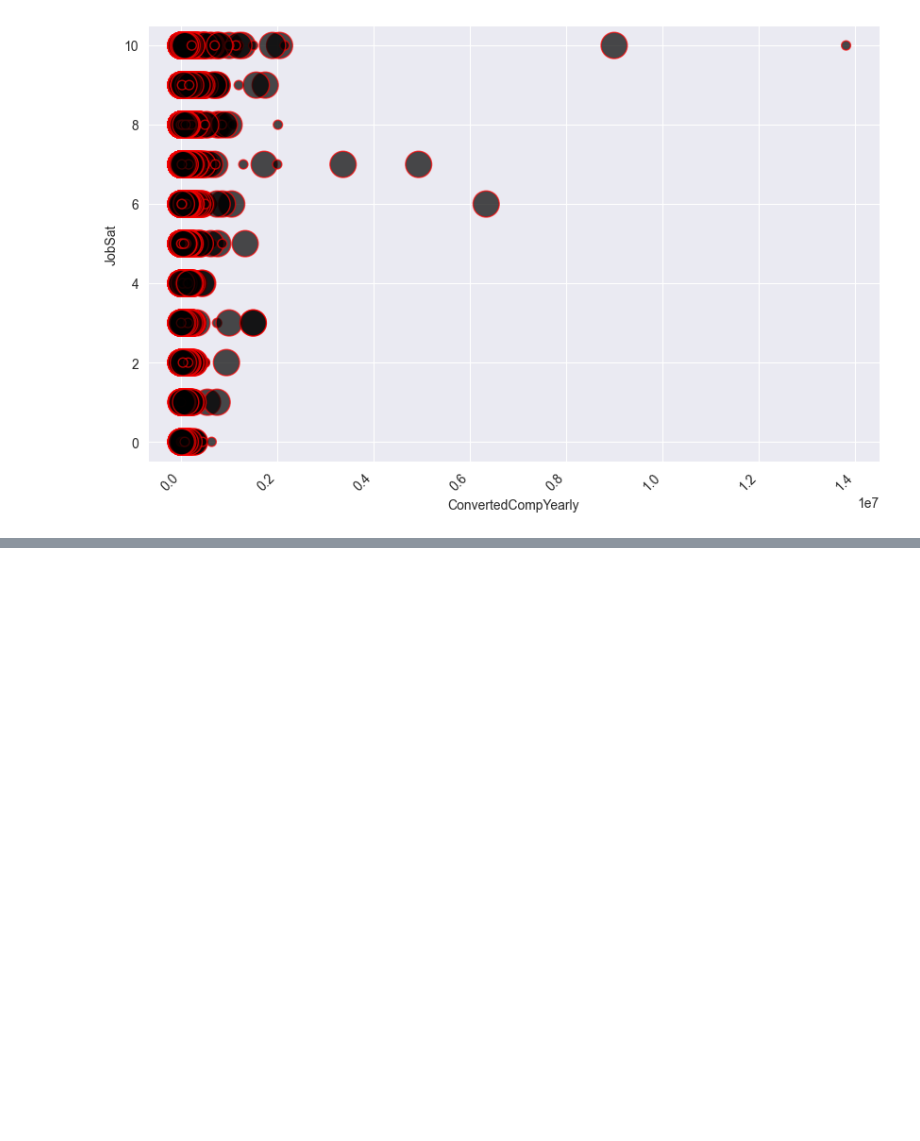
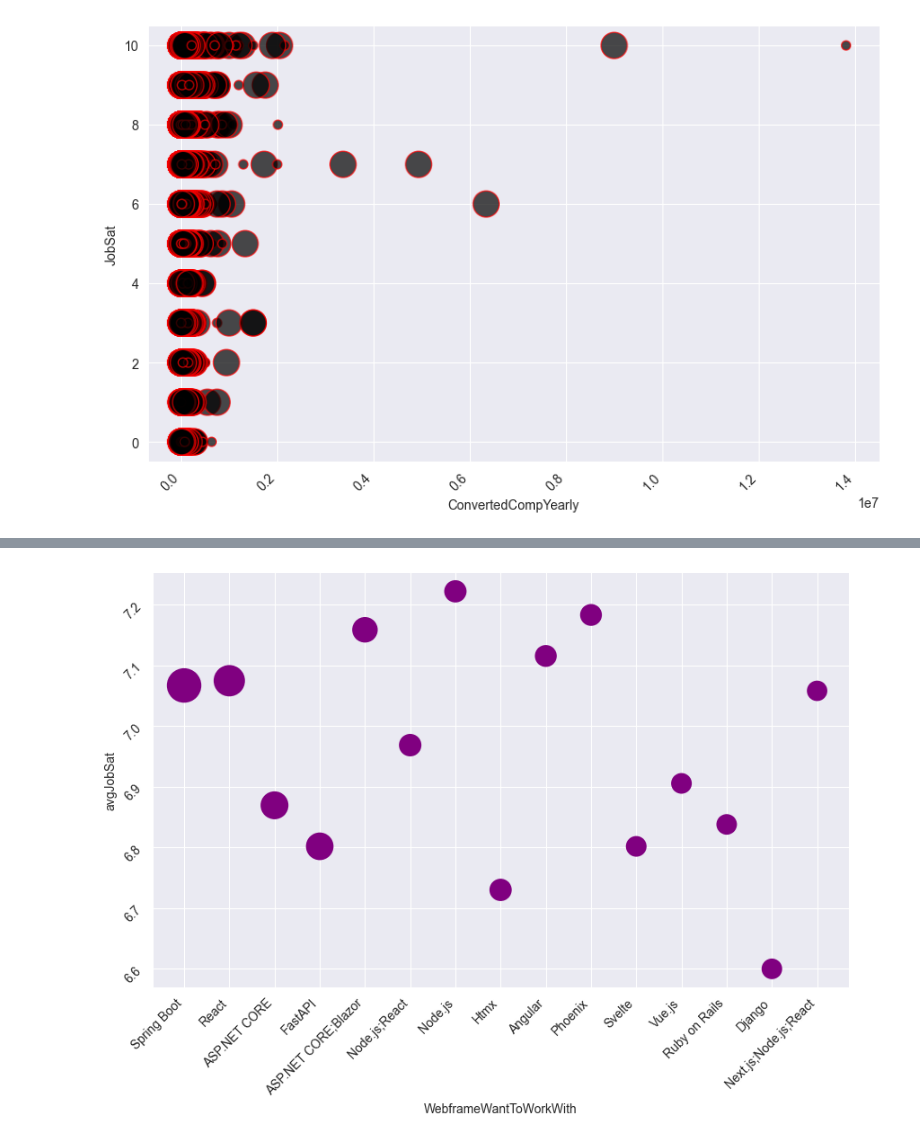
Before and after one commit to Hasan082/Data-Analysis, a Jupyter notebook: Capstone_project/Bubble_Plots.ipynb, the cells around one changed output, grey strips where cells are left out. Drawn from its saved outputs; the diff is of its cells as text; code cells hidden in the pictures; blank space fills up the shorter version.

Commit message:
Visualizing Technology Trends Using Bubble Plots

```diff
--- a/Capstone_project/Bubble_Plots.ipynb
+++ b/Capstone_project/Bubble_Plots.ipynb
@@ -142,0 +160,23 @@ plt.show()
+# %%
+df_tech_grouped = df_cleaned_age.groupby('WebframeWantToWorkWith').agg(
+    RespondentCount = ('WebframeWantToWorkWith', 'count'),
+    avgJobSat = ('JobSat', 'mean'),
+).reset_index()
+top_web_frameworks = df_tech_grouped.sort_values(by='RespondentCount', ascending=False).head(15)
+# %%
+plt.figure(figsize=(10, 6))
+plt.scatter(
+    x=top_web_frameworks['WebframeWantToWorkWith'],
+    y=top_web_frameworks['avgJobSat'],
+    s=top_web_frameworks['RespondentCount'] * 2,
+    alpha=1,
+    c='purple',
+    linewidths=2,
+)
+plt.xlabel('WebframeWantToWorkWith')
+plt.ylabel('avgJobSat')
+plt.xticks(rotation=45, ha='right')
+plt.yticks(rotation=45, ha='right')
+plt.show()
+# %% [output]
+[figure, added]
```
Also changed, not shown: parts of 5 cells of this notebook.
